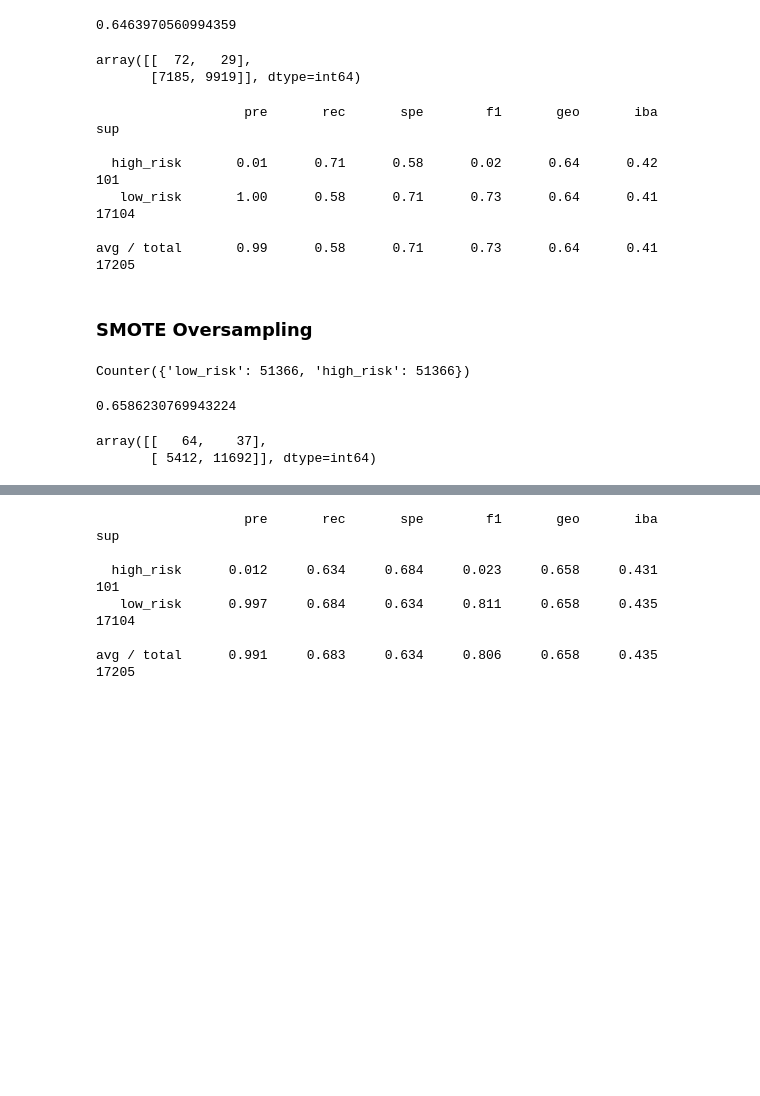
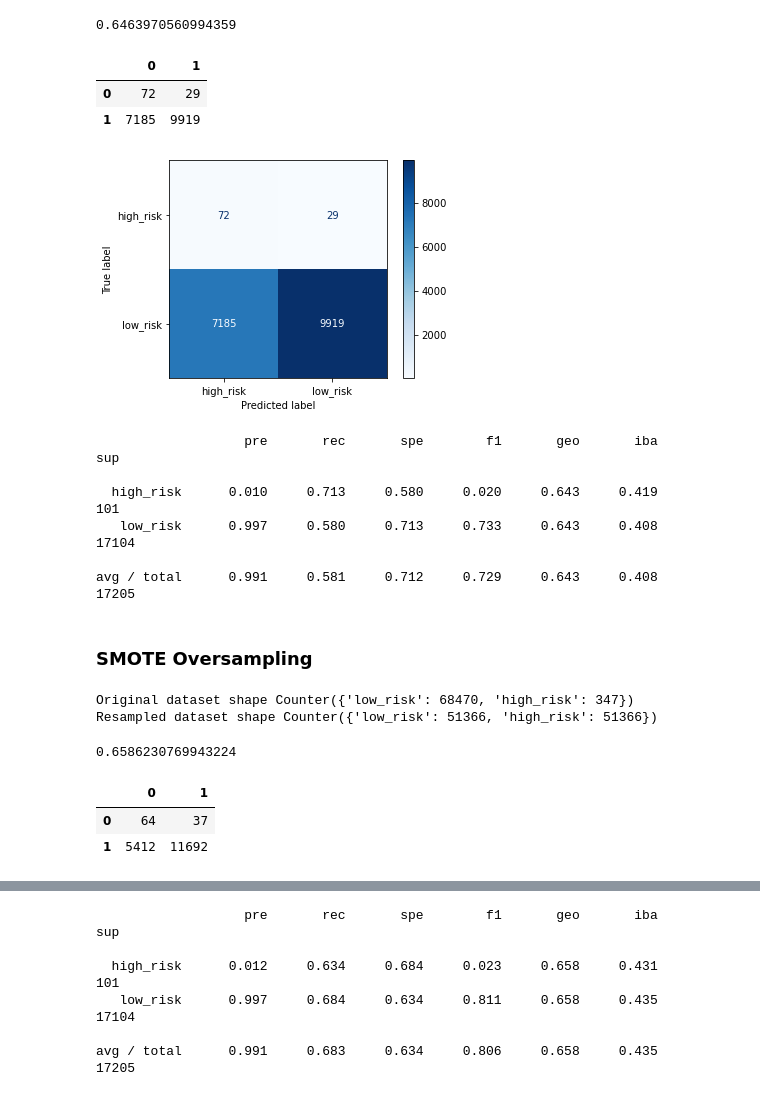
Before and after one commit to matin-n/Credit_Risk_Analysis, a Jupyter notebook: credit_risk_resampling.ipynb, the cells around one changed output, grey strips where cells are left out. Saved outputs shown, nothing was run; the diff lists cells and outputs as text; code cells hidden in the pictures; blank space fills up the shorter version.

Commit message:
Added Visualizations for Confusion Matrix

```diff
--- a/credit_risk_resampling.ipynb
+++ b/credit_risk_resampling.ipynb
@@ -251,31 +257,42 @@ balanced_accuracy_score(y_test, y_pred)
 0.6463970560994359
 # %%
 # Display the confusion matrix
-confusion_matrix(y_test, y_pred)
+pd.DataFrame(confusion_matrix(y_test, y_pred, normalize=None))
 # %% [output]
-array([[  72,   29],
-       [7185, 9919]], dtype=int64)
+|  | 0 | 1 |
+| 0 | 72 | 29 |
+| 1 | 7185 | 9919 |
+# %%
+disp = ConfusionMatrixDisplay.from_predictions(
+    y_test, y_pred, cmap="Blues", values_format="d"
+)
+plt.show()
+# %% [output]
+[figure, added]
 # %%
 # Print the imbalanced classification report
-print(classification_report_imbalanced(y_test, y_pred))
+print(classification_report_imbalanced(y_test, y_pred, digits=3))
 # %% [output]
                    pre       rec       spe        f1       geo       iba       sup
 
-  high_risk       0.01      0.71      0.58      0.02      0.64      0.42       101
-   low_risk       1.00      0.58      0.71      0.73      0.64      0.41     17104
+  high_risk      0.010     0.713     0.580     0.020     0.643     0.419       101
+   low_risk      0.997     0.580     0.713     0.733     0.643     0.408     17104
 
-avg / total       0.99      0.58      0.71      0.73      0.64      0.41     17205
+avg / total      0.991     0.581     0.712     0.729     0.643     0.408     17205
 # %% [markdown]
 ### SMOTE Oversampling
 # %%
 # Resample the training data with SMOTE
+print("Original dataset shape %s" % Counter(y))
+
 X_train_resample, y_train_resample = SMOTE(
     random_state=1, sampling_strategy="auto"
 ).fit_resample(X_train, y_train)
 
-Counter(y_train_resample)
+print("Resampled dataset shape %s" % Counter(y_train_resample))
 # %% [output]
-Counter({'low_risk': 51366, 'high_risk': 51366})
+Original dataset shape Counter({'low_risk': 68470, 'high_risk': 347})
+Resampled dataset shape Counter({'low_risk': 51366, 'high_risk': 51366})
 # %%
 # Train the Logistic Regression model using the resampled data
 model = LogisticRegression(solver="lbfgs", random_state=1, max_iter=100)
@@ -288,7 +305,8 @@ balanced_accuracy_score(y_test, y_pred)
 0.6586230769943224
 # %%
 # Display the confusion matrix
-confusion_matrix(y_test, y_pred)
+pd.DataFrame(confusion_matrix(y_test, y_pred, normalize=None))
 # %% [output]
-array([[   64,    37],
-       [ 5412, 11692]], dtype=int64)
+|  | 0 | 1 |
+| 0 | 64 | 37 |
+| 1 | 5412 | 11692 |
```
Also changed, not shown: parts of 15 cells of this notebook.
